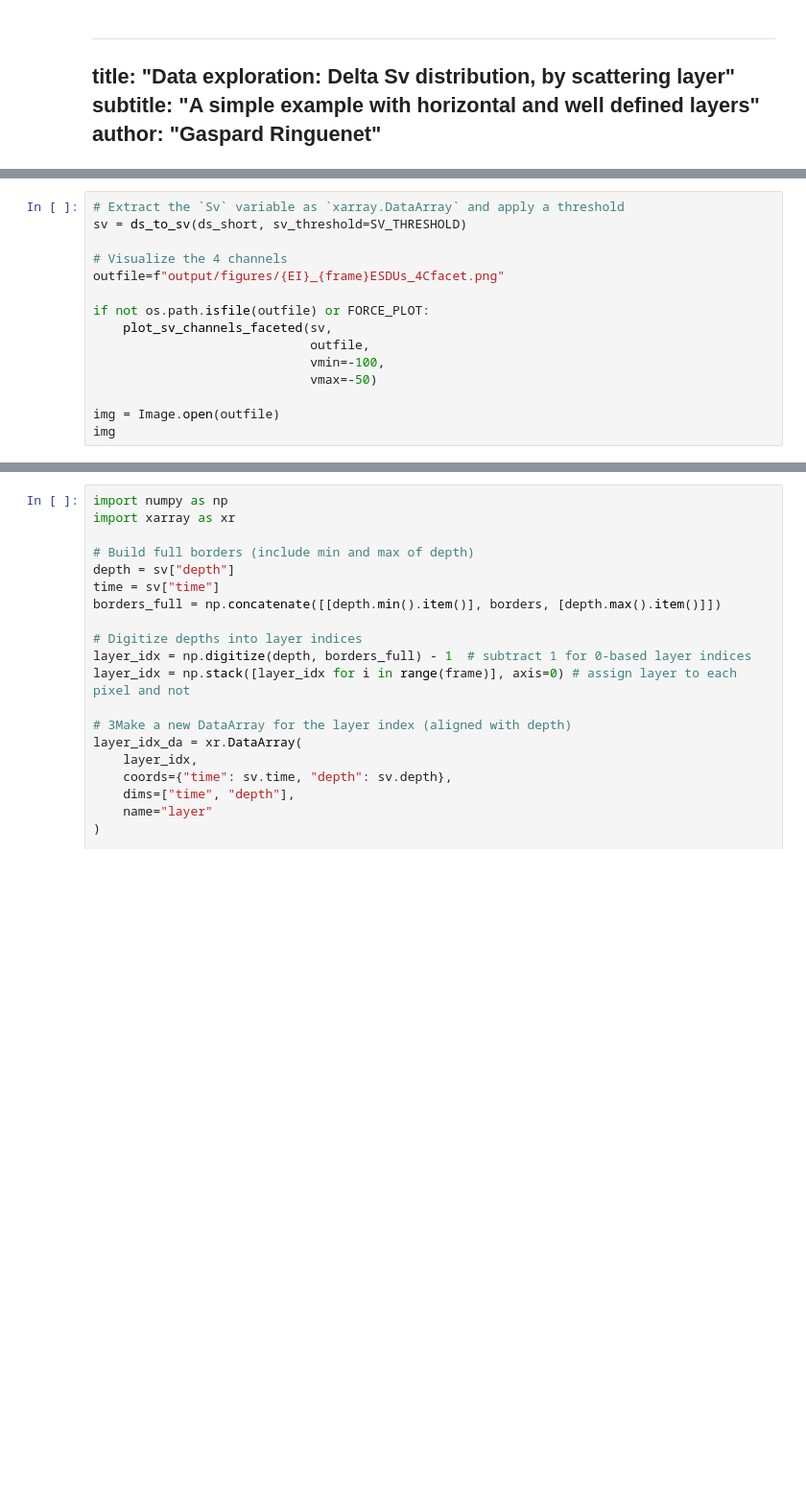
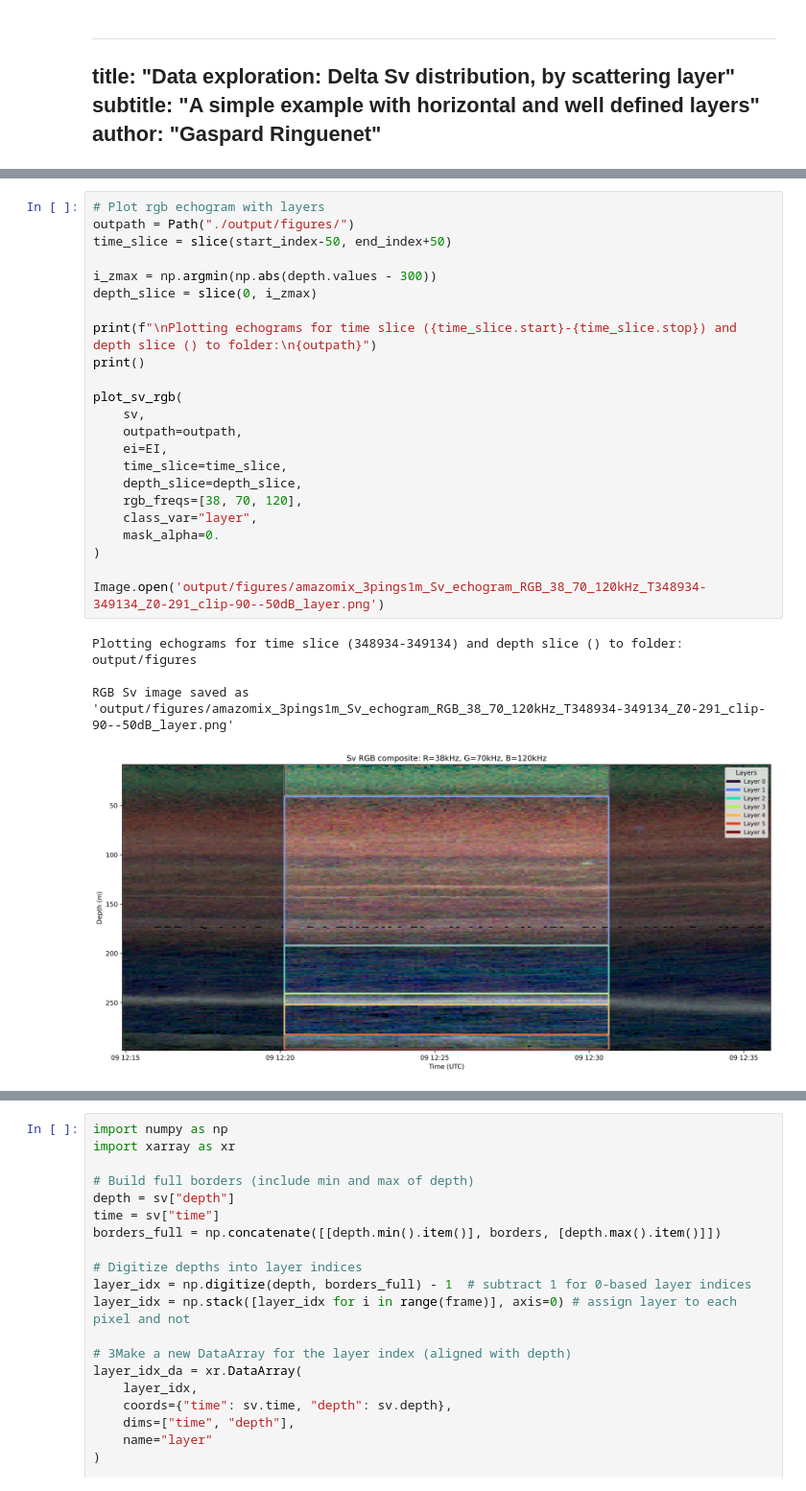
Before and after one commit to gaspardringuenet/acoustic-communities, a Jupyter notebook: notebooks/02-gr-delta-sv-dist-by-layers/02-gr-delta-sv-dist-by-layers.ipynb, the cells around one changed output, grey strips where cells are left out. Shown at 96% size. Drawn from its saved outputs; the diff is of its cells as text; blank space fills up the shorter version.

```diff
--- a/notebooks/02-gr-delta-sv-dist-by-layers/02-gr-delta-sv-dist-by-layers.ipynb
+++ b/notebooks/02-gr-delta-sv-dist-by-layers/02-gr-delta-sv-dist-by-layers.ipynb
@@ -51,15 +41,0 @@ print_file_infos(ds_short)
-# %%
-# Extract the `Sv` variable as `xarray.DataArray` and apply a threshold
-sv = ds_to_sv(ds_short, sv_threshold=SV_THRESHOLD)
-
-# Visualize the 4 channels
-outfile=f"output/figures/{EI}_{frame}ESDUs_4Cfacet.png"
-
-if not os.path.isfile(outfile) or FORCE_PLOT:
-    plot_sv_channels_faceted(sv,
-                             outfile,
-                             vmin=-100,
-                             vmax=-50)
-
-img = Image.open(outfile)
-img
@@ -98 +78,30 @@ plt.show();
+# %%
+# Plot rgb echogram with layers
+outpath = Path("./output/figures/")
+time_slice = slice(start_index-50, end_index+50)
+
+i_zmax = np.argmin(np.abs(depth.values - 300))
+depth_slice = slice(0, i_zmax)
+
+print(f"\nPlotting echograms for time slice ({time_slice.start}-{time_slice.stop}) and depth slice () to folder:\n{outpath}")
+print()
+
+plot_sv_rgb(
+    sv,
+    outpath=outpath,
+    ei=EI,
+    time_slice=time_slice,
+    depth_slice=depth_slice,
+    rgb_freqs=[38, 70, 120],
+    class_var="layer",
+    mask_alpha=0.
+)
+
+Image.open('output/figures/amazomix_3pings1m_Sv_echogram_RGB_38_70_120kHz_T348934-349134_Z0-291_clip-90--50dB_layer.png')
+# %% [output]
+Plotting echograms for time slice (348934-349134) and depth slice () to folder:
+output/figures
+
+RGB Sv image saved as 'output/figures/amazomix_3pings1m_Sv_echogram_RGB_38_70_120kHz_T348934-349134_Z0-291_clip-90--50dB_layer.png'
+[figure, added]
 # %%
```
Also changed, not shown: parts of 17 cells of this notebook, 17 other files.
